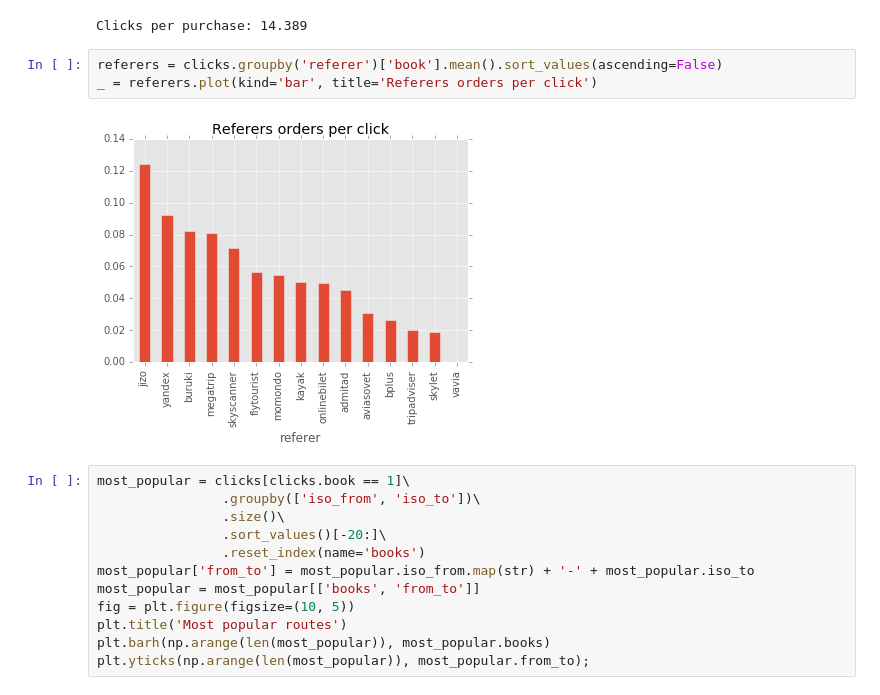
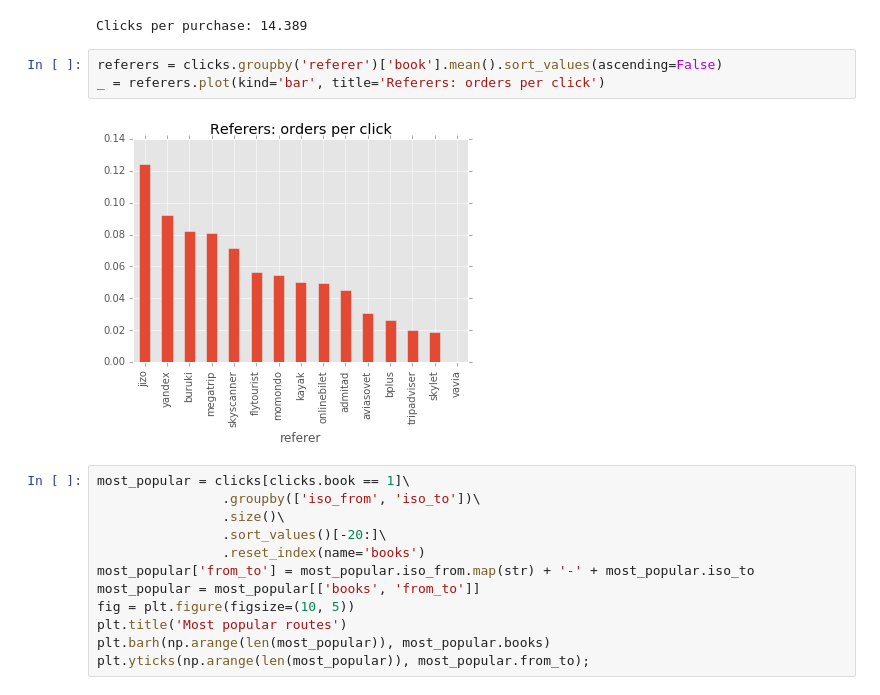
Before and after one commit to tema-popov/clicks, a Jupyter notebook: clicks.ipynb, the cells around one changed output. Drawn from its saved outputs; the diff is of its cells as text.

```diff
--- a/clicks.ipynb
+++ b/clicks.ipynb
@@ -49,9 +49,9 @@ print('Clicks per purchase: %.3f' % (len(clicks)/len(clicks[clicks.book == 1])))
 Clicks per purchase: 14.389
 # %%
 referers = clicks.groupby('referer')['book'].mean().sort_values(ascending=False)
-_ = referers.plot(kind='bar', title='Referers orders per click')
+_ = referers.plot(kind='bar', title='Referers: orders per click')
 # %% [output]
-[figure, old version]
+[figure, new version]
 # %%
 most_popular = clicks[clicks.book == 1]\
                 .groupby(['iso_from', 'iso_to'])\
```
Also changed, not shown: parts of 2 cells of this notebook.
